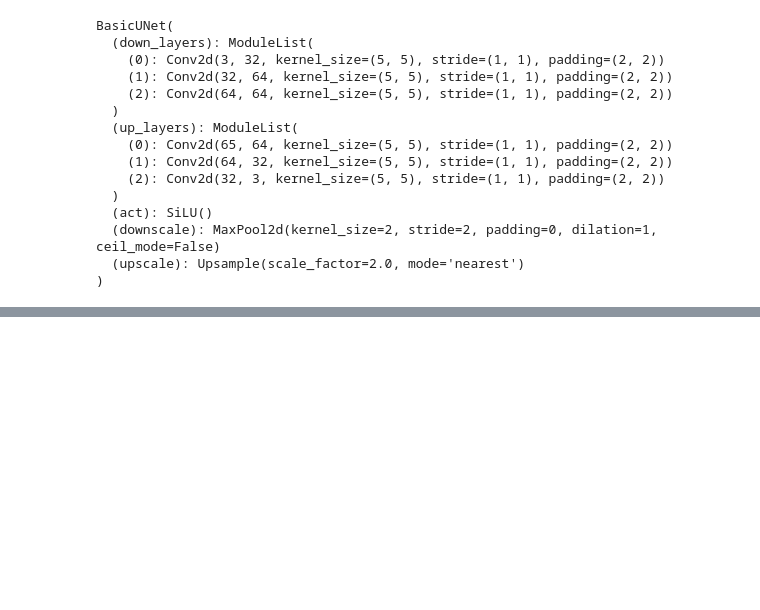
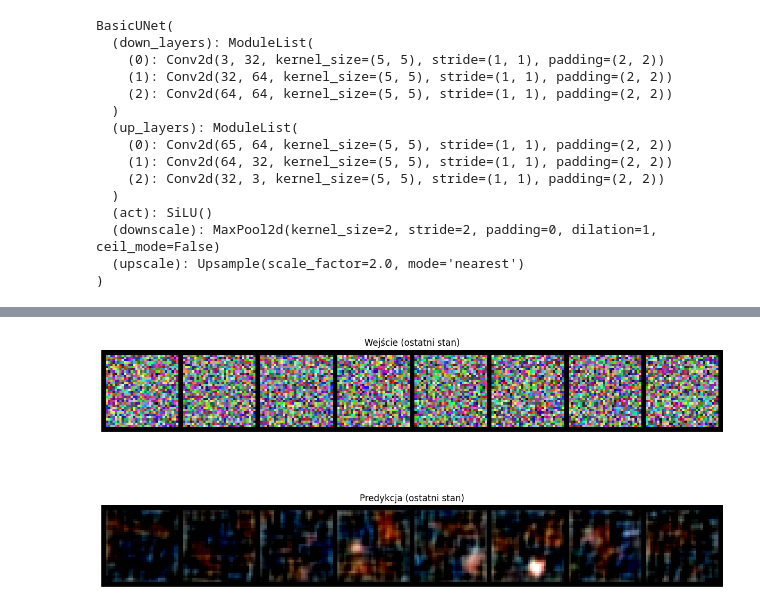
Before and after one commit to pgrzankowski/diffusion-trafic-generator, a Jupyter notebook: main.ipynb, the cells around one changed output, grey strips where cells are left out. Cells and saved outputs as stored; diff of their text form; code cells hidden in the pictures; blank space fills up the shorter version.

Commit message:
Lipny model

```diff
--- a/main.ipynb
+++ b/main.ipynb
@@ -17,6 +23,7 @@ data_dir = "trafic_32"
 
 transform = transforms.Compose([
     transforms.ToTensor(),
+    transforms.Normalize((0.5,), (0.5,)),
 ])
 # %%
 full_dataset = datasets.ImageFolder(data_dir, transform=transform)
@@ -25,11 +32,5 @@ train_size = int(0.8 * len(full_dataset))
 val_size = len(full_dataset) - train_size
 train_dataset, val_dataset = random_split(full_dataset, [train_size, val_size])
 
-batch_size = 32
-train_loader = DataLoader(train_dataset, batch_size=batch_size, shuffle=True)
-val_loader = DataLoader(val_dataset, batch_size=batch_size, shuffle=False)
+train_loader = DataLoader(train_dataset, batch_size=BATCH_SIZE, shuffle=True)
+val_loader = DataLoader(val_dataset, batch_size=BATCH_SIZE, shuffle=False)
-# %%
-x, y = next(iter(train_loader))
-x = x[:8]
-print(f"Input shape: {x.shape}")
-plt.imshow(torchvision.utils.make_grid(x)[0], cmap='Greys')
@@ -100,6 +191,8 @@ BasicUNet(
   (downscale): MaxPool2d(kernel_size=2, stride=2, padding=0, dilation=1, ceil_mode=False)
   (upscale): Upsample(scale_factor=2.0, mode='nearest')
 )
+# %%
+net = ImprovedBasicUNet(time_emb_dim=256).to(device)
 # %%
 n_epochs = 10
 
@@ -143,3 +236,52 @@ Finished epoch 9, Avg epoch loss: 0.01833
+# %%
+n_steps = 5
+x = torch.rand(8, 3, 32, 32).to(device) # Start from random
+step_history = [x.detach().cpu()]
+pred_output_history = []
+
+import torchvision.utils as vutils
+
+for i in range(n_steps):
+    t = (torch.zeros(x.size(0)) + (n_steps - i)/n_steps).to(device)
+    with torch.no_grad():
+        pred = net(x, t) # Predict the denoised x0
+    pred_output_history.append(pred.detach().cpu()) # Store model output for plotting
+    #---------- Uzupełnij proces generowania
+    mix_factor = 1/(n_steps-i)
+    x = x*(1-mix_factor) + pred*mix_factor
+    #---------------------------------------
+
+
+    step_history.append(x.detach().cpu()) # Store step for plotting
+
+
+
+
+# x_last = vutils.make_grid(step_history[0], normalize=True)
+# p_last = vutils.make_grid(pred_output_history[-1], normalize=True)
+
+x_last = vutils.make_grid(step_history[0])
+p_last = vutils.make_grid(pred_output_history[-1])
+
+# zamień C×H×W → H×W×C i na numpy
+x_img = x_last.permute(1, 2, 0).cpu().numpy().clip(0, 1)
+p_img = p_last.permute(1, 2, 0).cpu().numpy().clip(0, 1)
+
+# rysowanie
+fig, axes = plt.subplots(2, 1, figsize=(12, 7), sharex=True)
+axes[0].set_title('Wejście (ostatni stan)')
+axes[1].set_title('Predykcja (ostatni stan)')
+
+axes[0].imshow(x_img)
+axes[1].imshow(p_img)
+
+for ax in axes:
+    ax.axis('off')
+
+plt.tight_layout()
+plt.show()
+# %% [output]
+[figure, added]
 # %%
 x, y = next(iter(val_loader))
 x = x[:8]
```
Also changed, not shown: parts of 7 cells of this notebook.
